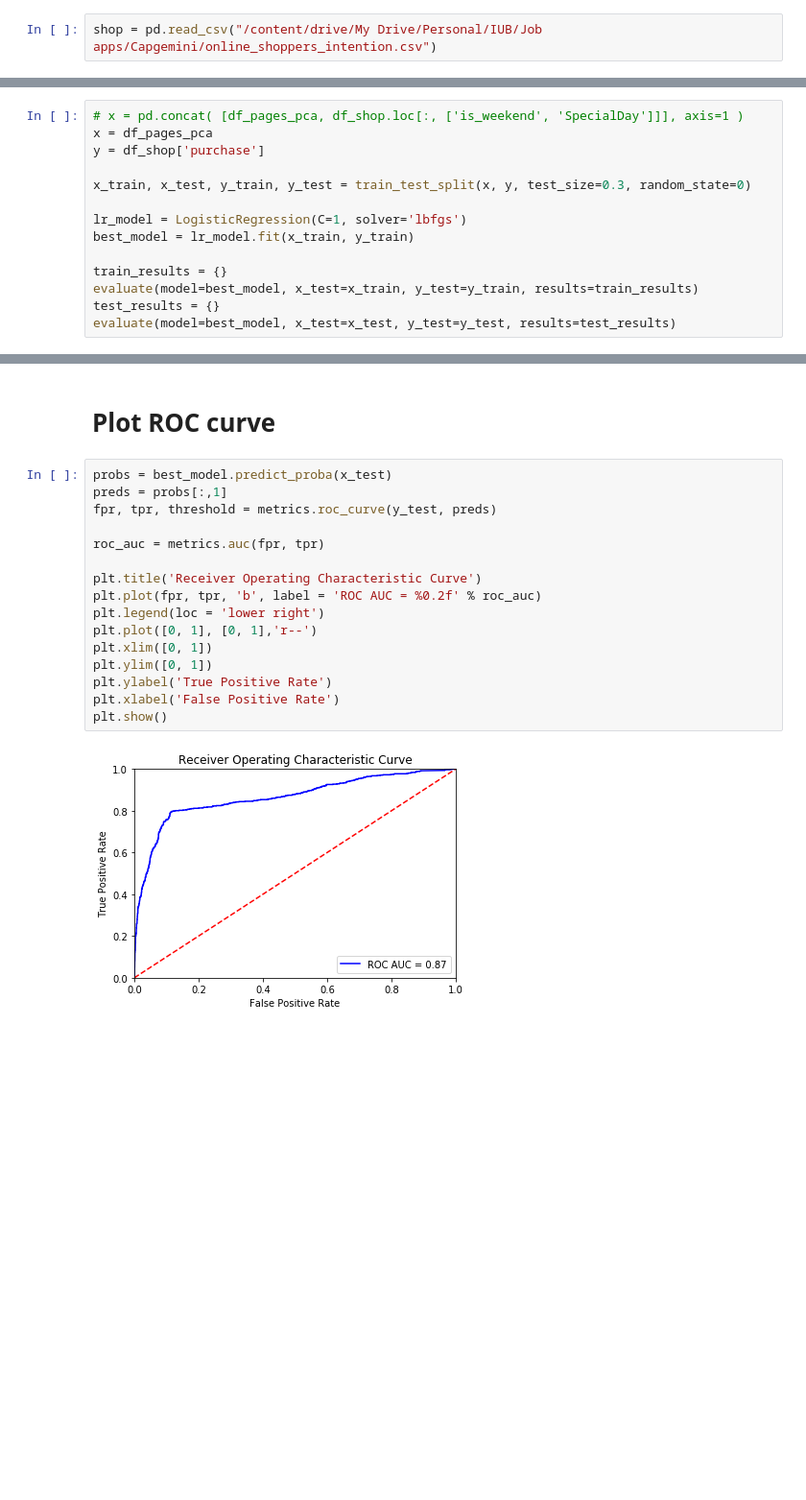
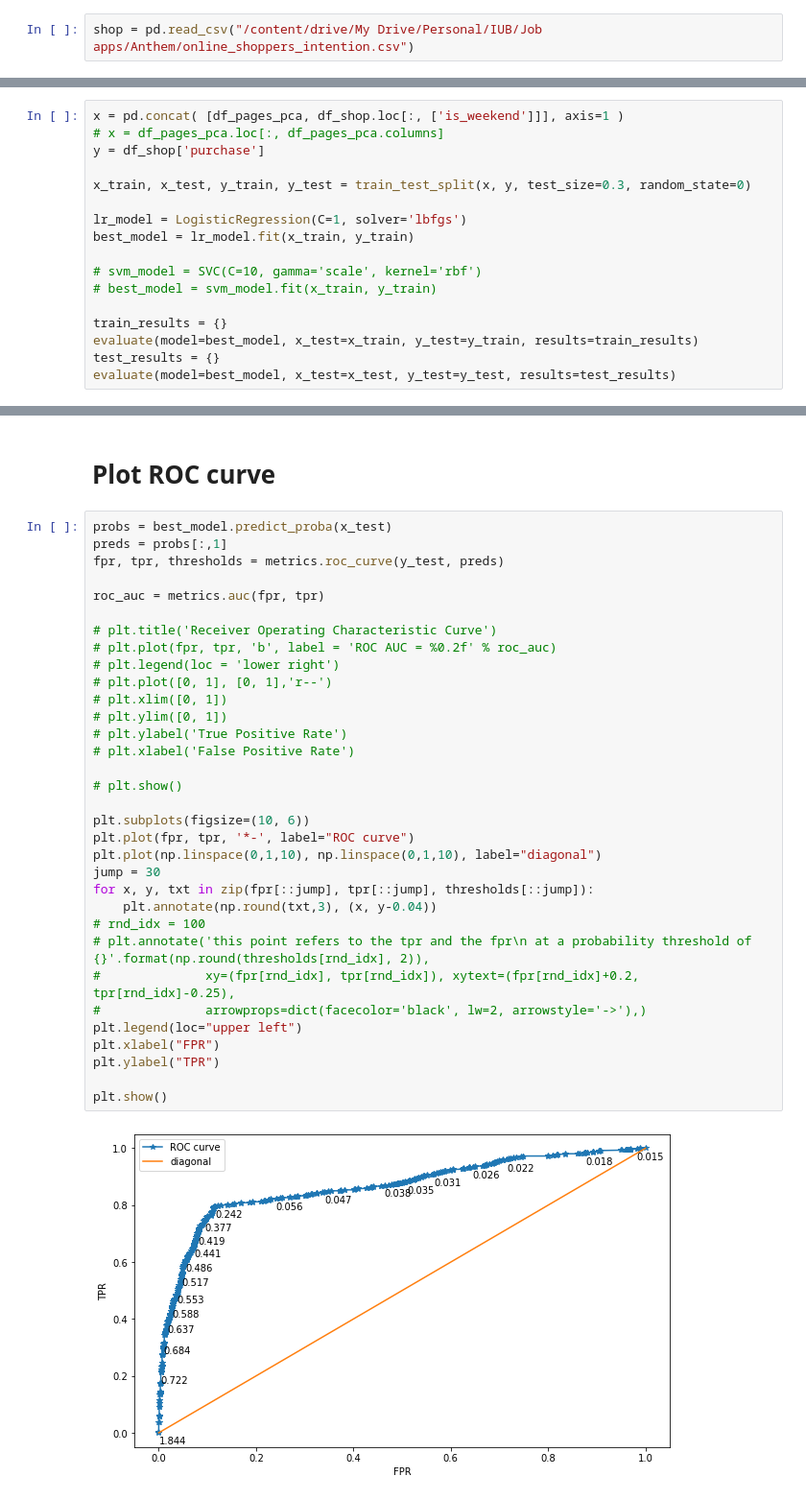
Before and after one commit to pati-dev/predict-shopping-intention, a Jupyter notebook: predict_purchase.ipynb, the cells around one changed output, grey strips where cells are left out. Shown at 96% size. Saved outputs shown, nothing was run; the diff lists cells and outputs as text; blank space fills up the shorter version.

Commit message:
Add thresholds to ROC curve

```diff
--- a/predict_purchase.ipynb
+++ b/predict_purchase.ipynb
@@ -18,4 +18,4 @@ from sklearn import metrics
 # %% [markdown]
 # Load Data
 # %%
-shop = pd.read_csv("/content/drive/My Drive/Personal/IUB/Job apps/Capgemini/online_shoppers_intention.csv")
+shop = pd.read_csv("/content/drive/My Drive/Personal/IUB/Job apps/Anthem/online_shoppers_intention.csv")
@@ -407,8 +418,8 @@ for features, met in test_results.items():
 # %% [markdown]
 # Fit best candidate model
 # %%
-# x = pd.concat( [df_pages_pca, df_shop.loc[:, ['is_weekend', 'SpecialDay']]], axis=1 )
-x = df_pages_pca
+x = pd.concat( [df_pages_pca, df_shop.loc[:, ['is_weekend']]], axis=1 )
+# x = df_pages_pca.loc[:, df_pages_pca.columns]
 y = df_shop['purchase']
 
 x_train, x_test, y_train, y_test = train_test_split(x, y, test_size=0.3, random_state=0)
@@ -416,6 +427,9 @@ x_train, x_test, y_train, y_test = train_test_split(x, y, test_size=0.3, random_
 lr_model = LogisticRegression(C=1, solver='lbfgs')
 best_model = lr_model.fit(x_train, y_train)
 
+# svm_model = SVC(C=10, gamma='scale', kernel='rbf')
+# best_model = svm_model.fit(x_train, y_train)
+
 train_results = {}
 evaluate(model=best_model, x_test=x_train, y_test=y_train, results=train_results)
 test_results = {}
@@ -472,21 +489,38 @@ df_SpecialDay
 # %%
 probs = best_model.predict_proba(x_test)
 preds = probs[:,1]
-fpr, tpr, threshold = metrics.roc_curve(y_test, preds)
+fpr, tpr, thresholds = metrics.roc_curve(y_test, preds)
 
 roc_auc = metrics.auc(fpr, tpr)
 
-plt.title('Receiver Operating Characteristic Curve')
-plt.plot(fpr, tpr, 'b', label = 'ROC AUC = %0.2f' % roc_auc)
-plt.legend(loc = 'lower right')
-plt.plot([0, 1], [0, 1],'r--')
-plt.xlim([0, 1])
-plt.ylim([0, 1])
-plt.ylabel('True Positive Rate')
-plt.xlabel('False Positive Rate')
+# plt.title('Receiver Operating Characteristic Curve')
+# plt.plot(fpr, tpr, 'b', label = 'ROC AUC = %0.2f' % roc_auc)
+# plt.legend(loc = 'lower right')
+# plt.plot([0, 1], [0, 1],'r--')
+# plt.xlim([0, 1])
+# plt.ylim([0, 1])
+# plt.ylabel('True Positive Rate')
+# plt.xlabel('False Positive Rate')
+
+# plt.show()
+
+plt.subplots(figsize=(10, 6))
+plt.plot(fpr, tpr, '*-', label="ROC curve")
+plt.plot(np.linspace(0,1,10), np.linspace(0,1,10), label="diagonal")
+jump = 30
+for x, y, txt in zip(fpr[::jump], tpr[::jump], thresholds[::jump]):
+    plt.annotate(np.round(txt,3), (x, y-0.04))
+# rnd_idx = 100
+# plt.annotate('this point refers to the tpr and the fpr\n at a probability threshold of {}'.format(np.round(thresholds[rnd_idx], 2)),
+#              xy=(fpr[rnd_idx], tpr[rnd_idx]), xytext=(fpr[rnd_idx]+0.2, tpr[rnd_idx]-0.25),
+#              arrowprops=dict(facecolor='black', lw=2, arrowstyle='->'),)
+plt.legend(loc="upper left")
+plt.xlabel("FPR")
+plt.ylabel("TPR")
+
 plt.show()
 # %% [output]
-[figure, old version]
+[figure, new version]
 # %%
 precision, recall, thresholds = metrics.precision_recall_curve(y_test, preds)
 
```
Also changed, not shown: parts of 7 cells of this notebook.
